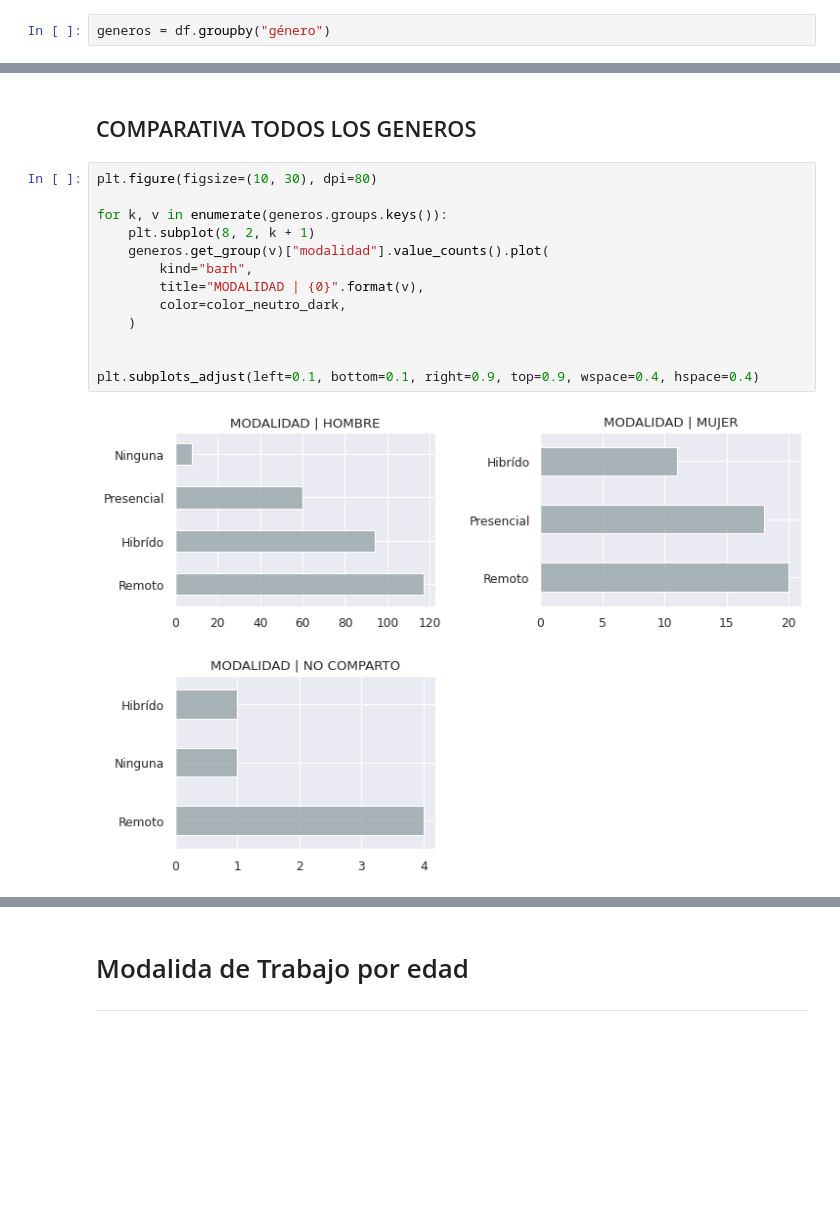
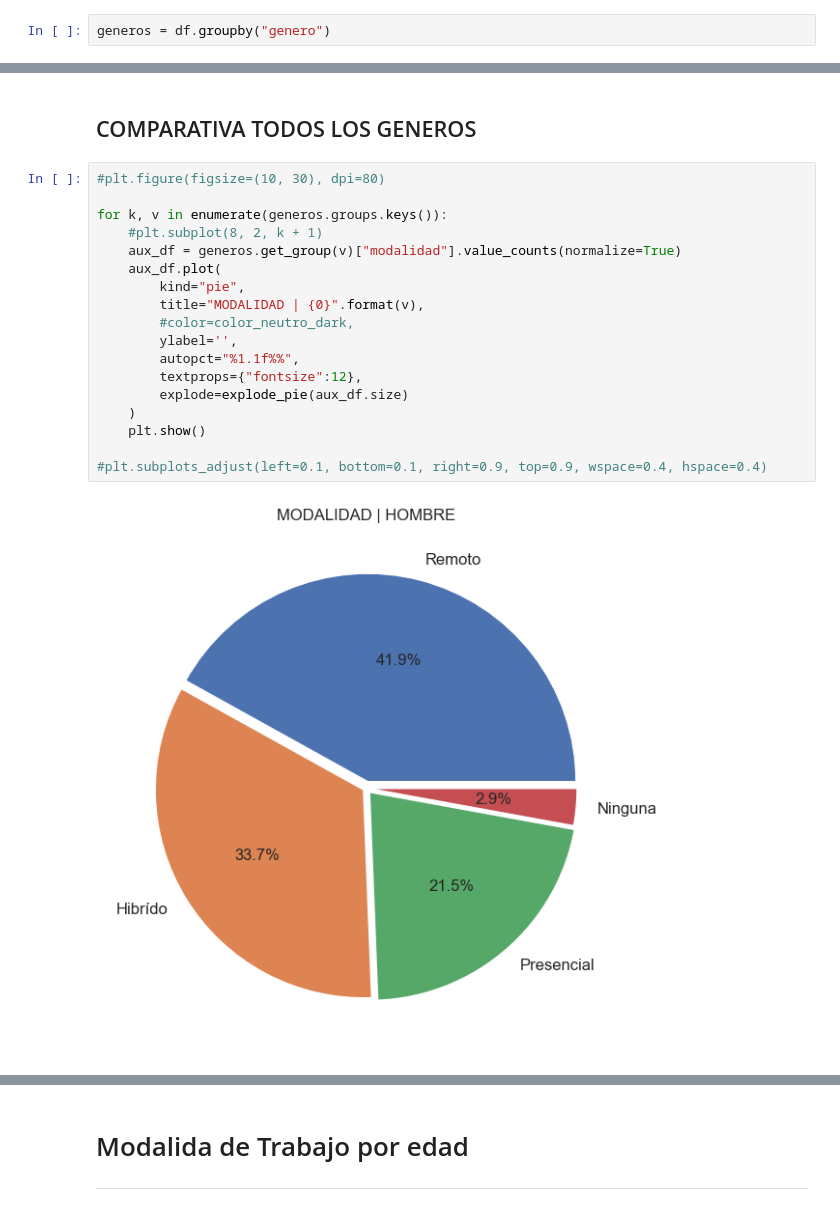
Before and after one commit to TorrezMN/Data_Science, a Jupyter notebook: Enc_Devs_Py/Notebooks/Modality.ipynb, the cells around one changed output, grey strips where cells are left out. Drawn from its saved outputs; the diff is of its cells as text; blank space fills up the shorter version.

Commit message:
REFACTORED some notebooks. NAMES and CHARTS where changed.

```diff
--- a/Enc_Devs_Py/Notebooks/Modality.ipynb
+++ b/Enc_Devs_Py/Notebooks/Modality.ipynb
@@ -106,5 +102,5 @@ Index(['Remoto', 'Hibrído', 'Presencial', 'Ninguna'], dtype='object')
 # %%
-generos = df.groupby("género")
+generos = df.groupby("genero")
 # %% [markdown]
 ## Genero no definido.
 # %%
@@ -169,17 +165,22 @@ generos.get_group("MUJER")["modalidad"].value_counts(normalize=True).plot(
 # %% [markdown]
 ## COMPARATIVA TODOS LOS GENEROS
 # %%
-plt.figure(figsize=(10, 30), dpi=80)
+#plt.figure(figsize=(10, 30), dpi=80)
 
 for k, v in enumerate(generos.groups.keys()):
-    plt.subplot(8, 2, k + 1)
-    generos.get_group(v)["modalidad"].value_counts().plot(
-        kind="barh",
+    #plt.subplot(8, 2, k + 1)
+    aux_df = generos.get_group(v)["modalidad"].value_counts(normalize=True)
+    aux_df.plot(
+        kind="pie",
         title="MODALIDAD | {0}".format(v),
-        color=color_neutro_dark,
+        #color=color_neutro_dark,
+        ylabel='',
+        autopct="%1.1f%%",
+        textprops={"fontsize":12},
+        explode=explode_pie(aux_df.size)
     )
+    plt.show()
 
-
-plt.subplots_adjust(left=0.1, bottom=0.1, right=0.9, top=0.9, wspace=0.4, hspace=0.4)
+#plt.subplots_adjust(left=0.1, bottom=0.1, right=0.9, top=0.9, wspace=0.4, hspace=0.4)
 # %% [output]
-[figure, old version]
+[figure, new version]
```
Also changed, not shown: parts of 27 cells of this notebook, 3 other files.
